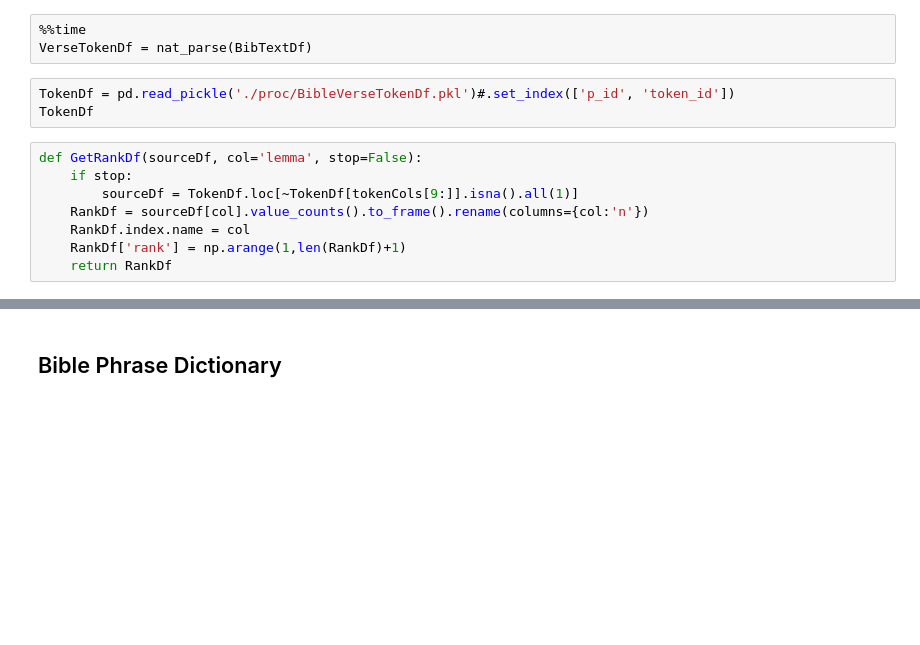
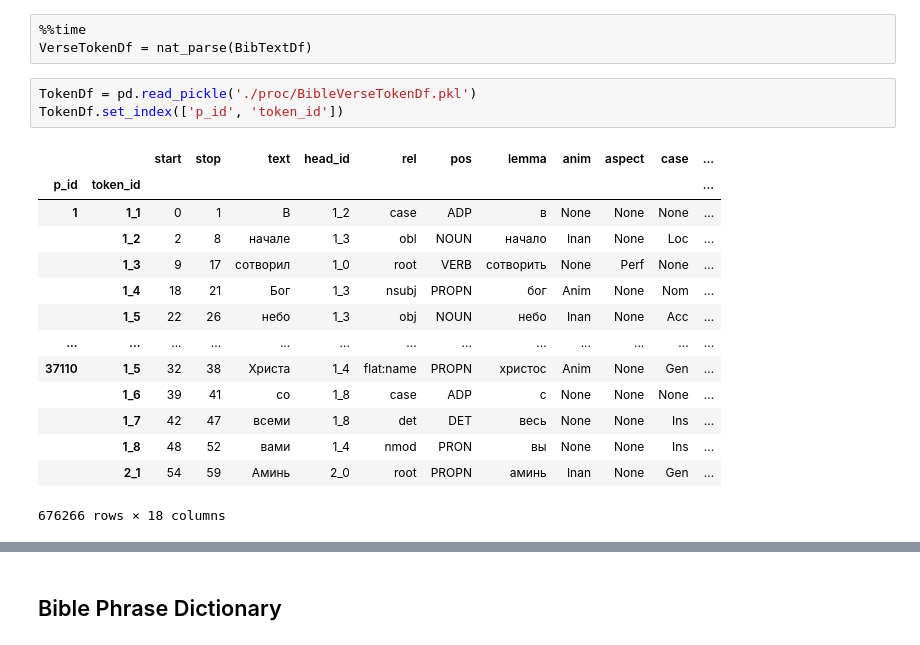
Before and after one commit to kollektivminds/russian-literary-bible, a Jupyter notebook: bible_processing.ipynb, the cells around one changed output, grey strips where cells are left out. Drawn from its saved outputs; the diff is of its cells as text; blank space fills up the shorter version.

```diff
--- a/bible_processing.ipynb
+++ b/bible_processing.ipynb
@@ -189,13 +236,20 @@ ChapsTokenDf = nat_parse(ChapsDf)
 %%time
 VerseTokenDf = nat_parse(BibTextDf)
 # %%
-TokenDf = pd.read_pickle('./proc/BibleVerseTokenDf.pkl')#.set_index(['p_id', 'token_id'])
-TokenDf
+TokenDf = pd.read_pickle('./proc/BibleVerseTokenDf.pkl')
+TokenDf.set_index(['p_id', 'token_id'])
+# %% [output]
+|  |  | start | stop | text | head_id | rel | pos | lemma | anim | aspect | case | ... |
+| p_id | token_id |  |  |  |  |  |  |  |  |  |  | ... |
+| 1 | 1_1 | 0 | 1 | В | 1_2 | case | ADP | в | None | None | None | ... |
+|  | 1_2 | 2 | 8 | начале | 1_3 | obl | NOUN | начало | Inan | None | Loc | ... |
+|  | 1_3 | 9 | 17 | сотворил | 1_0 | root | VERB | сотворить | None | Perf | None | ... |
+|  | 1_4 | 18 | 21 | Бог | 1_3 | nsubj | PROPN | бог | Anim | None | Nom | ... |
+|  | 1_5 | 22 | 26 | небо | 1_3 | obj | NOUN | небо | Inan | None | Acc | ... |
+| ... | ... | ... | ... | ... | ... | ... | ... | ... | ... | ... | ... | ... |
+| 37110 | 1_5 | 32 | 38 | Христа | 1_4 | flat:name | PROPN | христос | Anim | None | Gen | ... |
+|  | 1_6 | 39 | 41 | со | 1_8 | case | ADP | с | None | None | None | ... |
+|  | 1_7 | 42 | 47 | всеми | 1_8 | det | DET | весь | None | None | Ins | ... |
+|  | 1_8 | 48 | 52 | вами | 1_4 | nmod | PRON | вы | None | None | Ins | ... |
+|  | 2_1 | 54 | 59 | Аминь | 2_0 | root | PROPN | аминь | Inan | None | Gen | ... |
+676266 rows × 18 columns
-# %%
-def GetRankDf(sourceDf, col='lemma', stop=False):
-    if stop:
-        sourceDf = TokenDf.loc[~TokenDf[tokenCols[9:]].isna().all(1)]
-    RankDf = sourceDf[col].value_counts().to_frame().rename(columns={col:'n'})
-    RankDf.index.name = col
-    RankDf['rank'] = np.arange(1,len(RankDf)+1)
-    return RankDf
```
Also changed, not shown: parts of 32 cells of this notebook, 1 other file.
